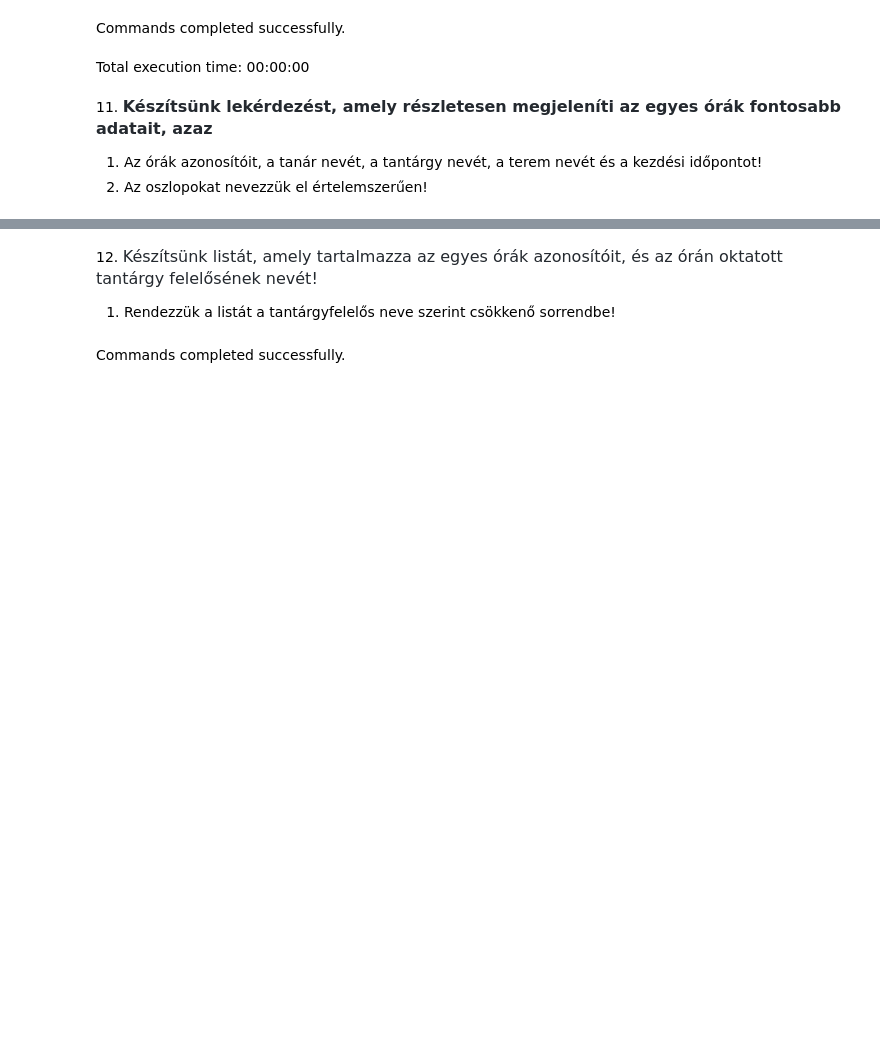
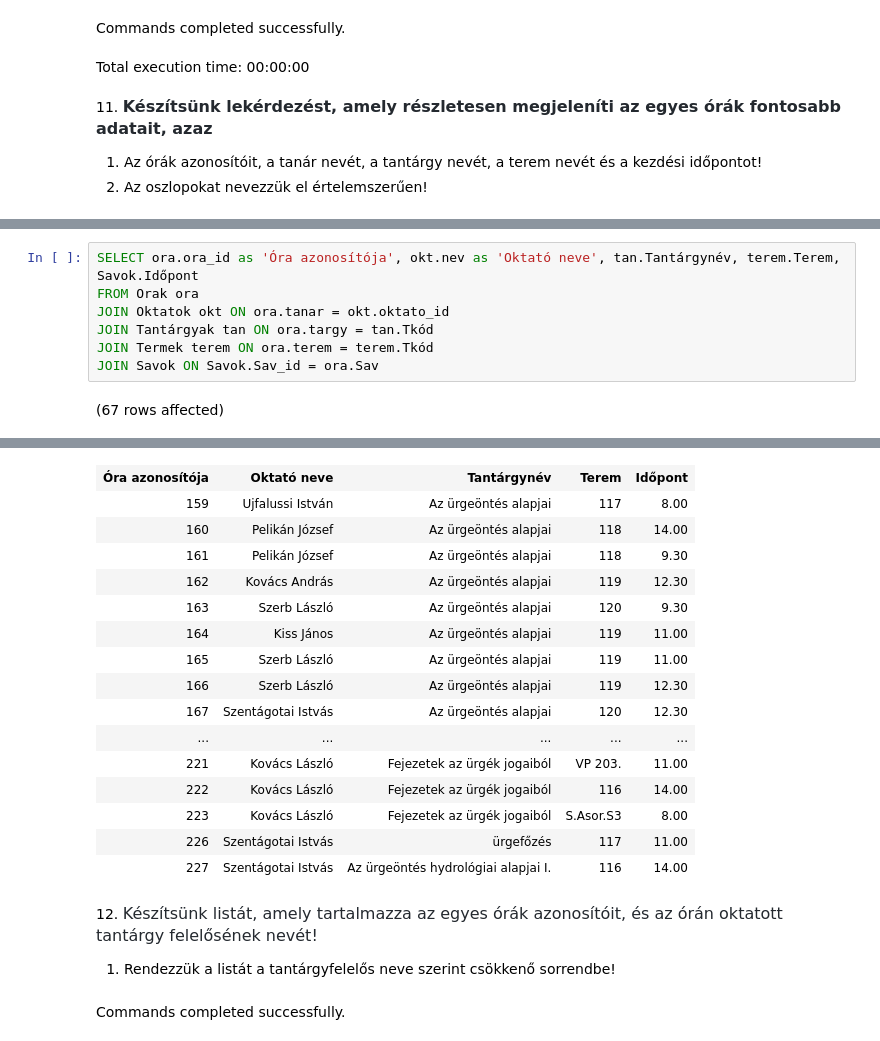
Before and after one commit to barnabasbaranyistud/SQLgyak03, a Jupyter notebook: gyakorlat02_feladatok .ipynb, the cells around one changed output, grey strips where cells are left out. Drawn from its saved outputs; the diff is of its cells as text; blank space fills up the shorter version.

Commit message:
INNER JOIN feladatok

```diff
--- a/gyakorlat02_feladatok .ipynb
+++ b/gyakorlat02_feladatok .ipynb
@@ -167,0 +189,9 @@ Total execution time: 00:00:00
+# %%
+SELECT ora.ora_id as 'Óra azonosítója', okt.nev as 'Oktató neve', tan.Tantárgynév, terem.Terem, Savok.Időpont
+FROM Orak ora
+JOIN Oktatok okt ON ora.tanar = okt.oktato_id
+JOIN Tantárgyak tan ON ora.targy = tan.Tkód
+JOIN Termek terem ON ora.terem = terem.Tkód
+JOIN Savok ON Savok.Sav_id = ora.Sav
+# %% [output]
+(67 rows affected)
@@ -168,3 +199,19 @@ Total execution time: 00:00:00
+| Óra azonosítója | Oktató neve | Tantárgynév | Terem | Időpont |
+| 159 | Ujfalussi István | Az ürgeöntés alapjai | 117 | 8.00 |
+| 160 | Pelikán József | Az ürgeöntés alapjai | 118 | 14.00 |
+| 161 | Pelikán József | Az ürgeöntés alapjai | 118 | 9.30 |
+| 162 | Kovács András | Az ürgeöntés alapjai | 119 | 12.30 |
+| 163 | Szerb László | Az ürgeöntés alapjai | 120 | 9.30 |
+| 164 | Kiss János | Az ürgeöntés alapjai | 119 | 11.00 |
+| 165 | Szerb László | Az ürgeöntés alapjai | 119 | 11.00 |
+| 166 | Szerb László | Az ürgeöntés alapjai | 119 | 12.30 |
+| 167 | Szentágotai Istvás | Az ürgeöntés alapjai | 120 | 12.30 |
+| ... | ... | ... | ... | ... |
+| 221 | Kovács László | Fejezetek az ürgék jogaiból | VP 203. | 11.00 |
+| 222 | Kovács László | Fejezetek az ürgék jogaiból | 116 | 14.00 |
+| 223 | Kovács László | Fejezetek az ürgék jogaiból | S.Asor.S3 | 8.00 |
+| 226 | Szentágotai Istvás | ürgefőzés | 117 | 11.00 |
+| 227 | Szentágotai Istvás | Az ürgeöntés hydrológiai alapjai I. | 116 | 14.00 |
 # %% [markdown]
 12. <span style="color: rgb(36, 41, 47); font-family: -apple-system, BlinkMacSystemFont, &quot;Segoe UI&quot;, Helvetica, Arial, sans-serif, &quot;Apple Color Emoji&quot;, &quot;Segoe UI Emoji&quot;; font-size: 16px;">Készítsünk listát, amely tartalmazza az egyes órák azonosítóit, és az órán oktatott tantárgy felelősének nevét!</span>
 
```
Also changed, not shown: parts of 4 cells of this notebook.
